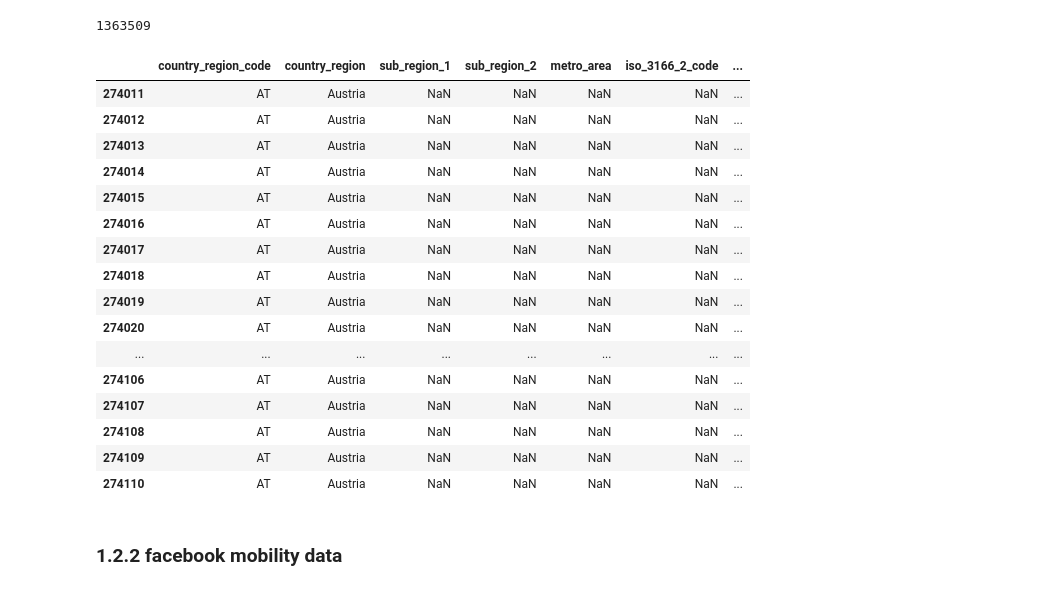
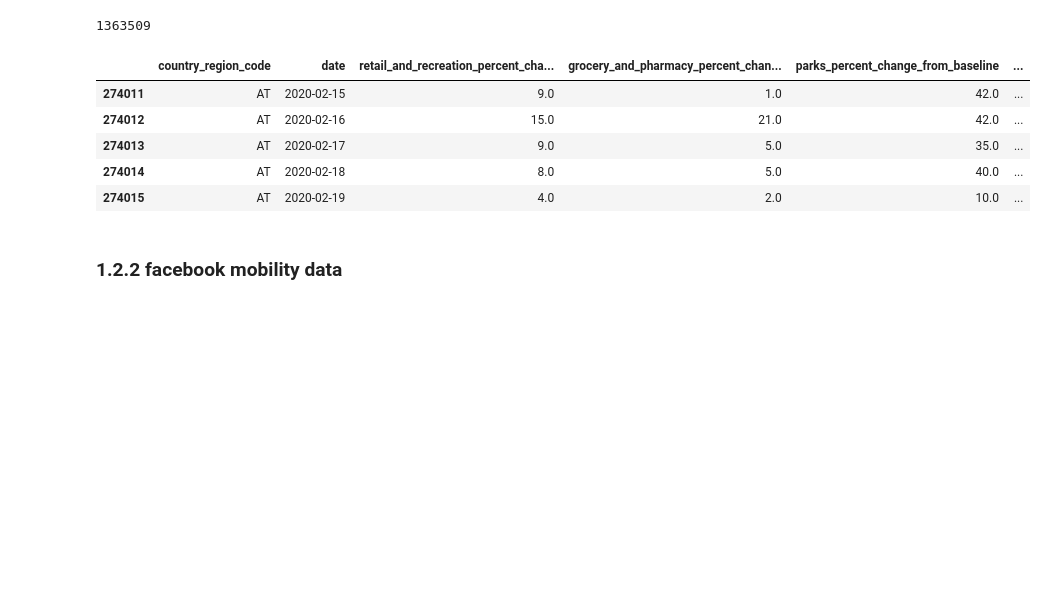
Before and after one commit to KevinSpurk/P03-how-to-predict-a-pandemic, a Jupyter notebook: P03_predict_covid19.ipynb, the cells around one changed output. Cells and saved outputs as stored; diff of their text form; code cells hidden in the pictures; blank space fills up the shorter version.

```diff
--- a/P03_predict_covid19.ipynb
+++ b/P03_predict_covid19.ipynb
@@ -45,29 +45,21 @@ countries_lang = {'GB': 'en', 'DE': 'de', 'FR': 'fr', 'NL': 'nl',
 tgt_countries = [country_code for country_code in countries_lang.keys()]
 data_mob_eu = data_mob_global[data_mob_global['country_region_code'].isin(tgt_countries)]
 
+# dropping unwanted columns
+data_mob_eu = data_mob_eu.drop(data_mob_eu.iloc[:, 1:8], axis=1)
+
 len(data_mob_eu)
 # %% [output]
 1363509
 # %%
-data_mob_eu.head(100)
+data_mob_eu.head()
 # %% [output]
-|  | country_region_code | country_region | sub_region_1 | sub_region_2 | metro_area | iso_3166_2_code | ... |
-| 274011 | AT | Austria | NaN | NaN | NaN | NaN | ... |
-| 274012 | AT | Austria | NaN | NaN | NaN | NaN | ... |
-| 274013 | AT | Austria | NaN | NaN | NaN | NaN | ... |
-| 274014 | AT | Austria | NaN | NaN | NaN | NaN | ... |
-| 274015 | AT | Austria | NaN | NaN | NaN | NaN | ... |
-| 274016 | AT | Austria | NaN | NaN | NaN | NaN | ... |
-| 274017 | AT | Austria | NaN | NaN | NaN | NaN | ... |
-| 274018 | AT | Austria | NaN | NaN | NaN | NaN | ... |
-| 274019 | AT | Austria | NaN | NaN | NaN | NaN | ... |
-| 274020 | AT | Austria | NaN | NaN | NaN | NaN | ... |
-| ... | ... | ... | ... | ... | ... | ... | ... |
-| 274106 | AT | Austria | NaN | NaN | NaN | NaN | ... |
-| 274107 | AT | Austria | NaN | NaN | NaN | NaN | ... |
-| 274108 | AT | Austria | NaN | NaN | NaN | NaN | ... |
-| 274109 | AT | Austria | NaN | NaN | NaN | NaN | ... |
-| 274110 | AT | Austria | NaN | NaN | NaN | NaN | ... |
+|  | country_region_code | date | retail_and_recreation_percent_cha... | grocery_and_pharmacy_percent_chan... | parks_percent_change_from_baseline | ... |
+| 274011 | AT | 2020-02-15 | 9.0 | 1.0 | 42.0 | ... |
+| 274012 | AT | 2020-02-16 | 15.0 | 21.0 | 42.0 | ... |
+| 274013 | AT | 2020-02-17 | 9.0 | 5.0 | 35.0 | ... |
+| 274014 | AT | 2020-02-18 | 8.0 | 5.0 | 40.0 | ... |
+| 274015 | AT | 2020-02-19 | 4.0 | 2.0 | 10.0 | ... |
 # %% [markdown]
 ### 1.2.2 facebook mobility data
 # %% [markdown]
```
Also changed, not shown: parts of 24 cells of this notebook, 1 other file.
